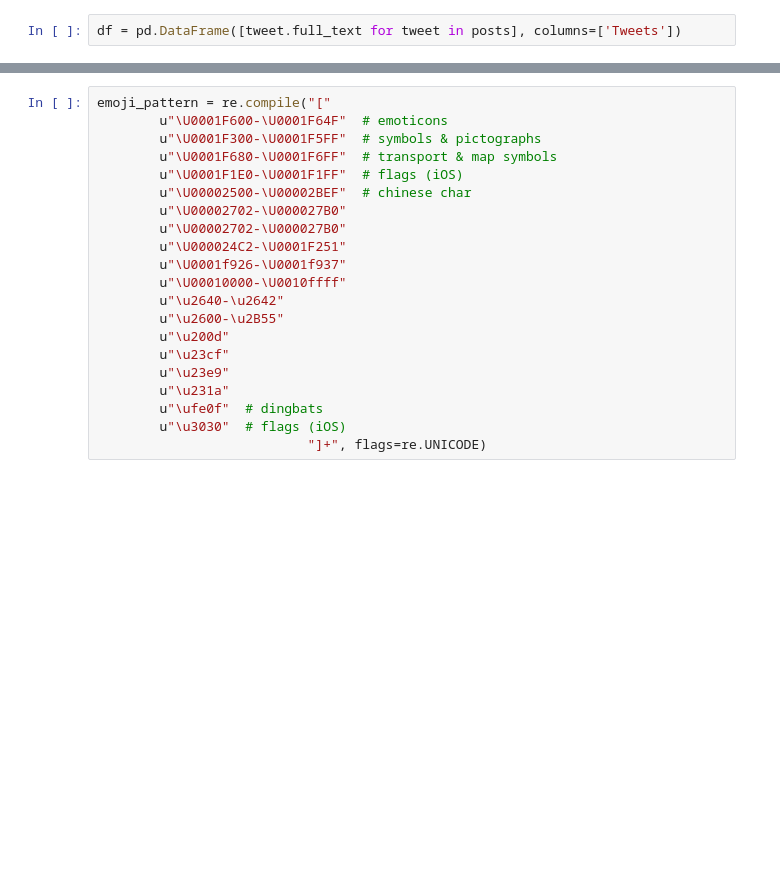
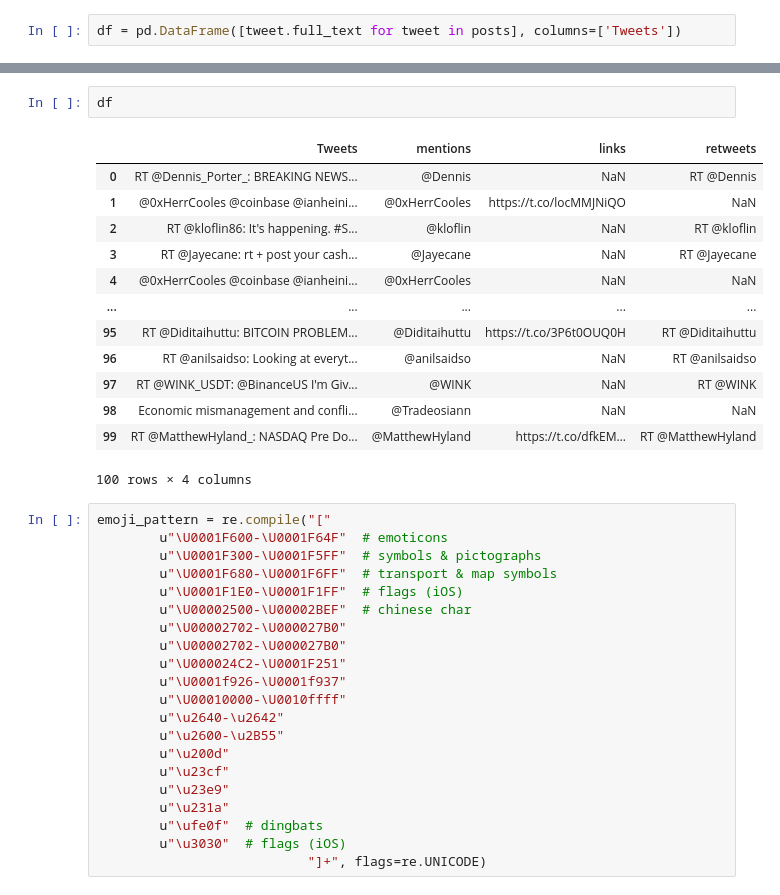
Before and after one commit to everydaycodings/Twitter-Sentimental-Analysis-WebApp, a Jupyter notebook: sentimental_analysis.ipynb, the cells around one changed output, grey strips where cells are left out. Cells and saved outputs as stored; diff of their text form; blank space fills up the shorter version.

```diff
--- a/sentimental_analysis.ipynb
+++ b/sentimental_analysis.ipynb
@@ -45,3 +49,19 @@ df
+# %%
+df
+# %% [output]
+|  | Tweets | mentions | links | retweets |
+| 0 | RT @Dennis_Porter_: BREAKING NEWS... | @Dennis | NaN | RT @Dennis |
+| 1 | @0xHerrCooles @coinbase @ianheini... | @0xHerrCooles | https://t.co/locMMJNiQO | NaN |
+| 2 | RT @kloflin86: It's happening. #S... | @kloflin | NaN | RT @kloflin |
+| 3 | RT @Jayecane: rt + post your cash... | @Jayecane | NaN | RT @Jayecane |
+| 4 | @0xHerrCooles @coinbase @ianheini... | @0xHerrCooles | NaN | NaN |
+| ... | ... | ... | ... | ... |
+| 95 | RT @Diditaihuttu: BITCOIN PROBLEM... | @Diditaihuttu | https://t.co/3P6t0OUQ0H | RT @Diditaihuttu |
+| 96 | RT @anilsaidso: Looking at everyt... | @anilsaidso | NaN | RT @anilsaidso |
+| 97 | RT @WINK_USDT: @BinanceUS I'm Giv... | @WINK | NaN | RT @WINK |
+| 98 | Economic mismanagement and confli... | @Tradeosiann | NaN | NaN |
+| 99 | RT @MatthewHyland_: NASDAQ Pre Do... | @MatthewHyland | https://t.co/dfkEM… | RT @MatthewHyland |
+100 rows × 4 columns
 # %%
 emoji_pattern = re.compile("["
         u"\U0001F600-\U0001F64F"  # emoticons
```
Also changed, not shown: parts of 8 cells of this notebook, 1 other file.
